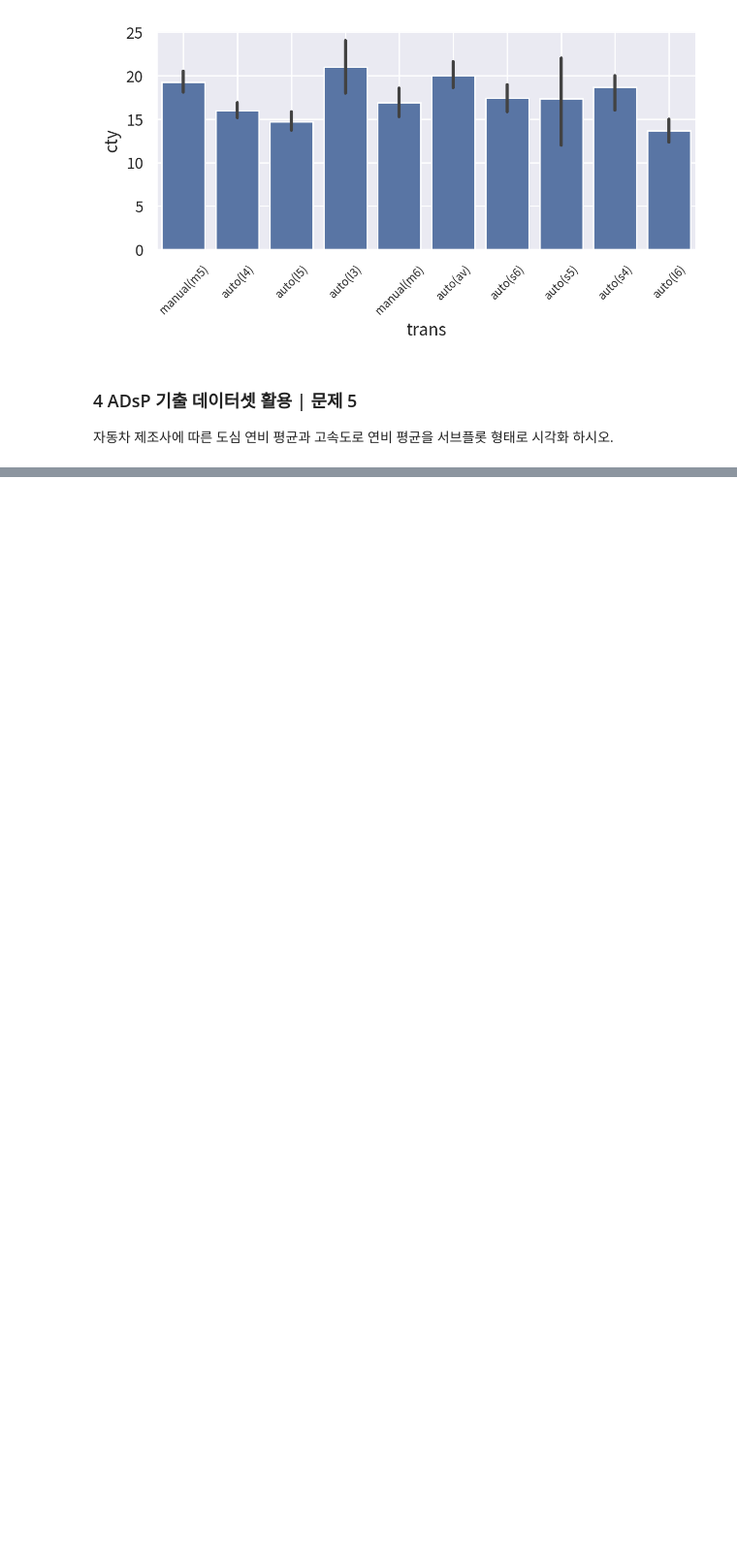
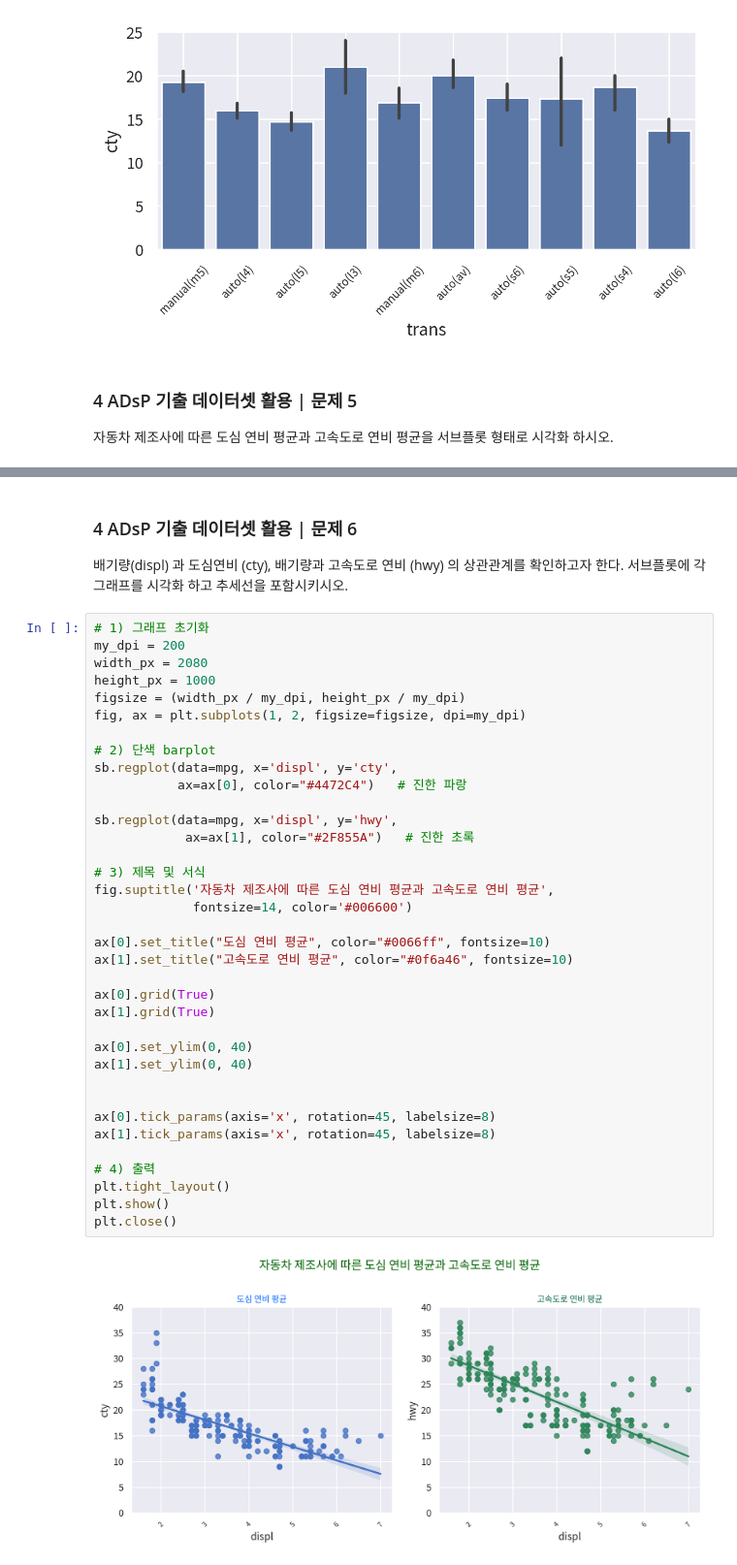
Before and after one commit to BoheeJeong/data_analysis_basic, a Jupyter notebook: [LAB-06] 데이터 시각화 개요/데이터 시각화 종합 연습문제.ipynb, the cells around one changed output, grey strips where cells are left out. Shown at 97% size. Saved outputs shown, nothing was run; the diff lists cells and outputs as text; blank space fills up the shorter version.

```diff
--- a/[LAB-06] 데이터 시각화 개요/데이터 시각화 종합 연습문제.ipynb
+++ b/[LAB-06] 데이터 시각화 개요/데이터 시각화 종합 연습문제.ipynb
@@ -906,0 +1054,42 @@ mpg
+# %% [markdown]
+### 4 ADsP 기출 데이터셋 활용 | 문제 6
+배기량(displ) 과 도심연비 (cty), 배기량과 고속도로 연비 (hwy) 의 상관관계를 확인하고자 한다.
+서브플롯에 각 그래프를 시각화 하고 추세선을 포함시키시오.
+# %%
+# 1) 그래프 초기화
+my_dpi = 200
+width_px = 2080
+height_px = 1000
+figsize = (width_px / my_dpi, height_px / my_dpi)
+fig, ax = plt.subplots(1, 2, figsize=figsize, dpi=my_dpi)
+
+# 2) 단색 barplot
+sb.regplot(data=mpg, x='displ', y='cty',
+           ax=ax[0], color="#4472C4")   # 진한 파랑
+
+sb.regplot(data=mpg, x='displ', y='hwy',
+            ax=ax[1], color="#2F855A")   # 진한 초록
+
+# 3) 제목 및 서식
+fig.suptitle('자동차 제조사에 따른 도심 연비 평균과 고속도로 연비 평균',
+             fontsize=14, color='#006600')
+
+ax[0].set_title("도심 연비 평균", color="#0066ff", fontsize=10)
+ax[1].set_title("고속도로 연비 평균", color="#0f6a46", fontsize=10)
+
+ax[0].grid(True)
+ax[1].grid(True)
+
+ax[0].set_ylim(0, 40)
+ax[1].set_ylim(0, 40)
+
+
+ax[0].tick_params(axis='x', rotation=45, labelsize=8)
+ax[1].tick_params(axis='x', rotation=45, labelsize=8)
+
+# 4) 출력
+plt.tight_layout()
+plt.show()
+plt.close()
+# %% [output]
+[figure, added]
```
Also changed, not shown: parts of 31 cells of this notebook, 17 other files.
